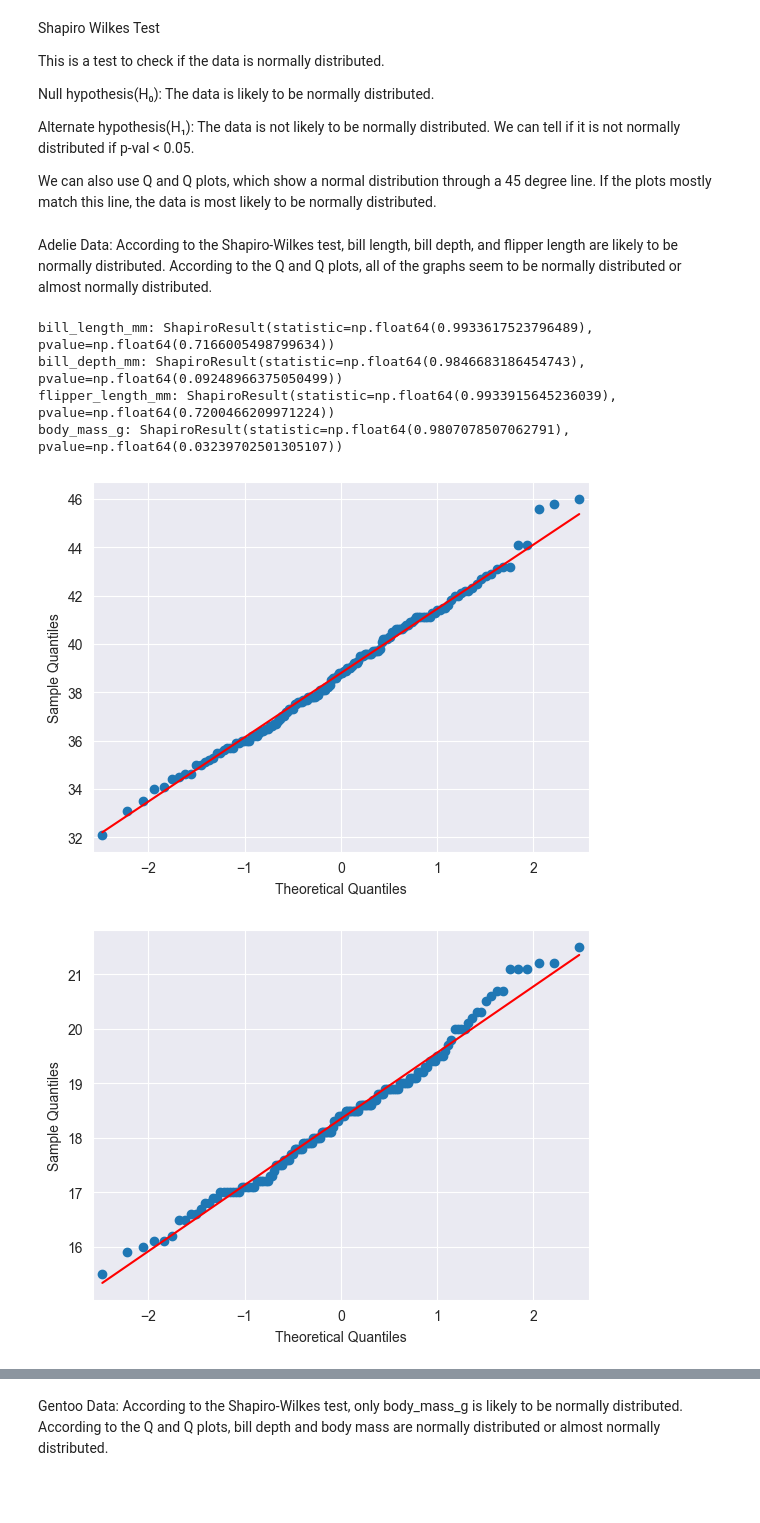
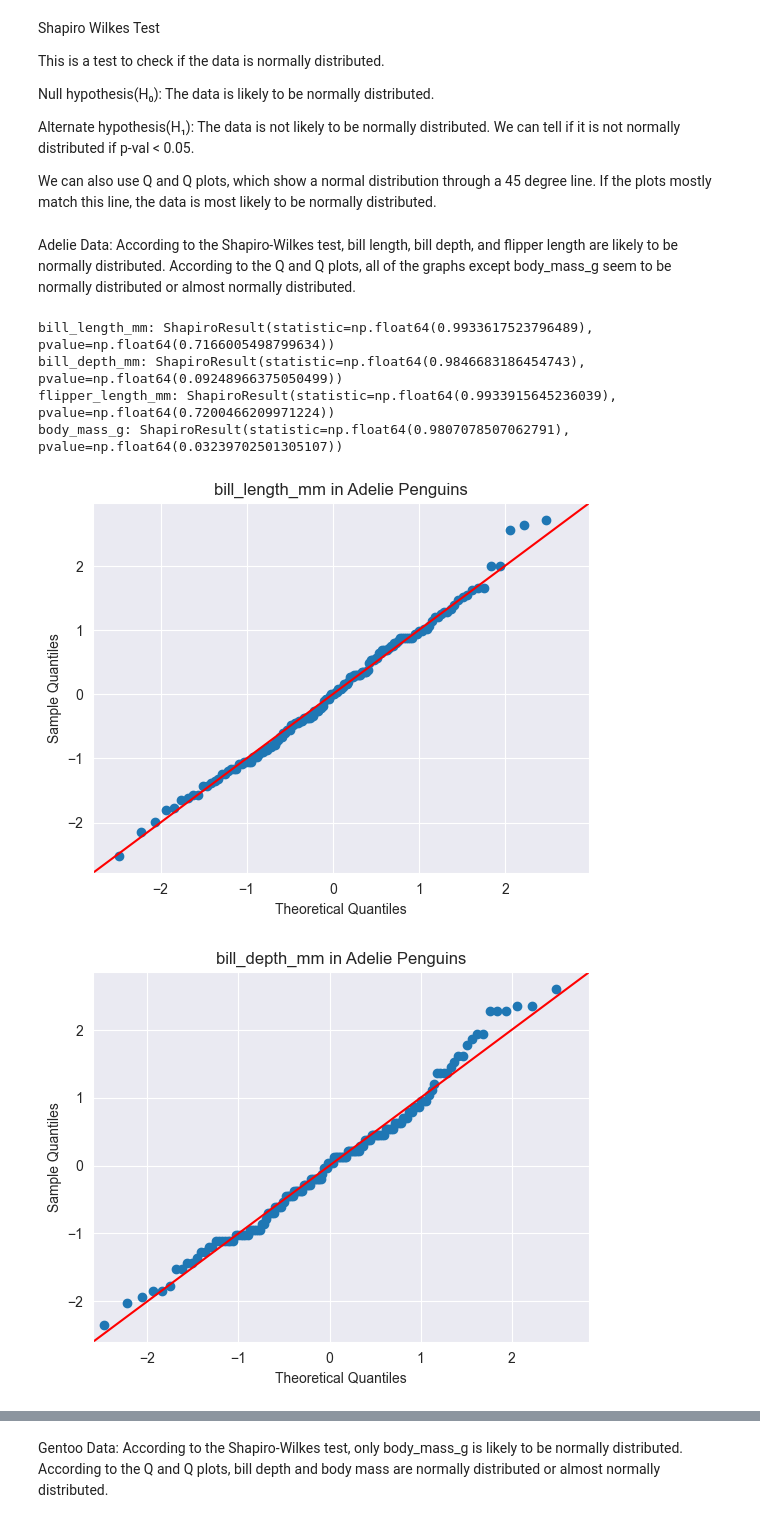
Before and after one commit to neidymlg/Penguin_Data_Analysis, a Jupyter notebook: main.ipynb, the cells around one changed output, grey strips where cells are left out. Cells and saved outputs as stored; diff of their text form; code cells hidden in the pictures; blank space fills up the shorter version.

```diff
--- a/main.ipynb
+++ b/main.ipynb
@@ -83,8 +65,11 @@ bell_curve_data.head()
 species_col = ['Adelie', 'Gentoo', 'Chinstrap']
 for species_name in species_col:
     for column_name in numerical_cols:
-        x_val = bell_curve_data[bell_curve_data['species'] == species_name][column_name]
+        x_val = penguin_df[penguin_df['species'] == species_name][column_name]
         sns.histplot(x_val,kde=True)
         plt.title(f'Distribution of {column_name} in {species_name}')
         plt.show()
+        plt.boxplot(x_val)
+        plt.title(f'Boxplot of {column_name} in {species_name}')
+        plt.show()
 # %% [output]
@@ -189,7 +174,7 @@ We can also use Q and Q plots, which show a normal distribution through a 45 deg
 # %% [markdown]
 Adelie Data:
 According to the Shapiro-Wilkes test, bill length, bill depth, and flipper length are likely to be normally distributed.
-According to the Q and Q plots, all of the graphs seem to be normally distributed or almost normally distributed.
+According to the Q and Q plots, all of the graphs except body_mass_g seem to be normally distributed or almost normally distributed.
 # %%
 for column_name in numerical_cols:
        print(f'{column_name}: {stats.shapiro(Adelie_Data[column_name])}')
@@ -200,8 +185,9 @@ flipper_length_mm: ShapiroResult(statistic=np.float64(0.9933915645236039), pvalu
 body_mass_g: ShapiroResult(statistic=np.float64(0.9807078507062791), pvalue=np.float64(0.03239702501305107))
 # %%
 for column_name in numerical_cols:
-    sm.qqplot(Adelie_Data[column_name], line='s')
+    sm.qqplot(Adelie_Data[column_name], line='45', fit=True)
+    plt.title(f'{column_name} in Adelie Penguins')
     plt.show()
 # %% [output]
-[figure, old version]
+[figure, new version]
-[figure, old version]
+[figure, new version]
```
Also changed, not shown: parts of 18 cells of this notebook.
